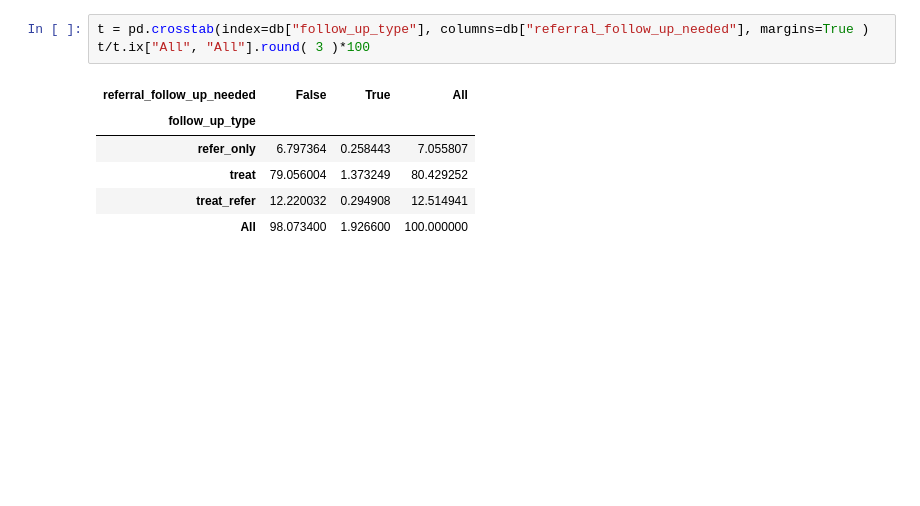
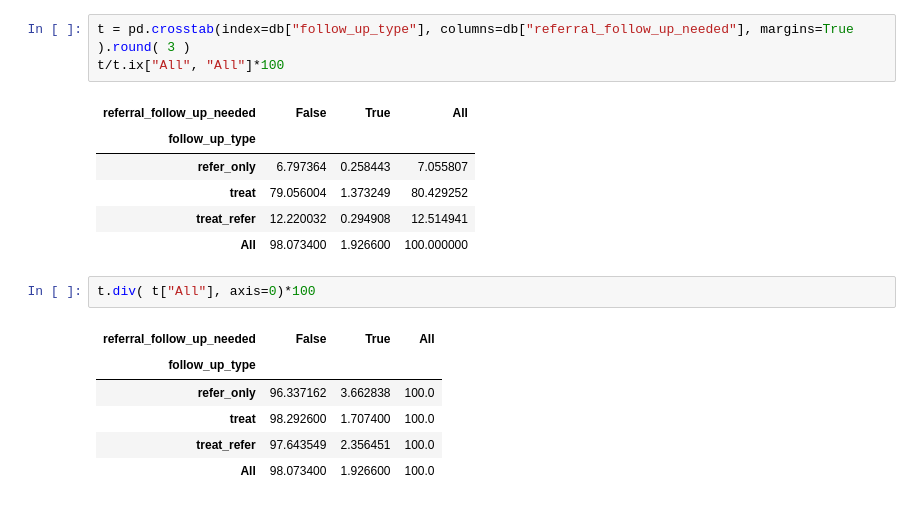
Before and after one commit to bilha-analytics/zExploreGL, a Jupyter notebook: LGK Assessments data - Explore and Clean.ipynb, the cells around one changed output. Drawn from its saved outputs; the diff is of its cells as text; blank space fills up the shorter version.

Commit message:
Referral Reasons - IN

```diff
--- a/LGK Assessments data - Explore and Clean.ipynb
+++ b/LGK Assessments data - Explore and Clean.ipynb
@@ -166,8 +160,8 @@ pd.crosstab(index=db["follow_up_type"], columns=db["referral_follow_up_needed"],
 | treat_refer | 42224 | 1019 | 43243 |
 | All | 338874 | 6657 | 345531 |
 # %%
-t = pd.crosstab(index=db["follow_up_type"], columns=db["referral_follow_up_needed"], margins=True )
-t/t.ix["All", "All"].round( 3 )*100
+t = pd.crosstab(index=db["follow_up_type"], columns=db["referral_follow_up_needed"], margins=True ).round( 3 )
+t/t.ix["All", "All"]*100
 # %% [output]
 | referral_follow_up_needed | False | True | All |
 | follow_up_type |  |  |  |
@@ -175,3 +169,12 @@ t/t.ix["All", "All"].round( 3 )*100
 | treat | 79.056004 | 1.373249 | 80.429252 |
 | treat_refer | 12.220032 | 0.294908 | 12.514941 |
 | All | 98.073400 | 1.926600 | 100.000000 |
+# %%
+t.div( t["All"], axis=0)*100
+# %% [output]
+| referral_follow_up_needed | False | True | All |
+| follow_up_type |  |  |  |
+| refer_only | 96.337162 | 3.662838 | 100.0 |
+| treat | 98.292600 | 1.707400 | 100.0 |
+| treat_refer | 97.643549 | 2.356451 | 100.0 |
+| All | 98.073400 | 1.926600 | 100.0 |
```
Also changed, not shown: parts of 2 cells of this notebook, 1 other file.
